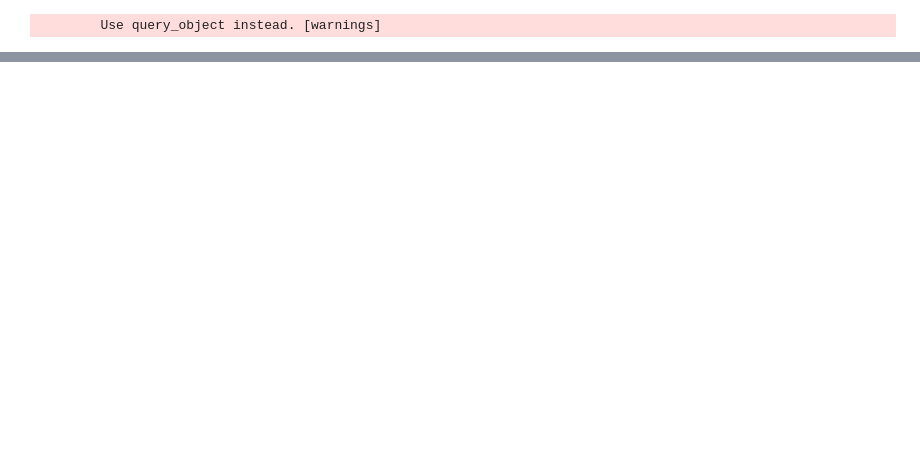
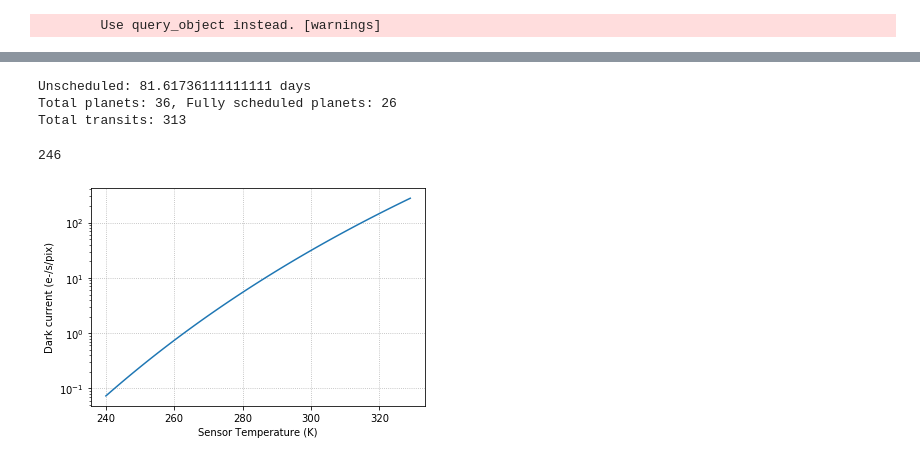
Before and after one commit to mrtommyb/Pandora_observing, a Jupyter notebook: notebooks/mock_observing_calendar.ipynb, the cells around one changed output, grey strips where cells are left out. Cells and saved outputs as stored; diff of their text form; code cells hidden in the pictures; blank space fills up the shorter version.

```diff
--- a/notebooks/mock_observing_calendar.ipynb
+++ b/notebooks/mock_observing_calendar.ipynb
@@ -251,0 +210,33 @@ KeyError: 0
+# %%
+print(f"Unscheduled: {np.sum(open_times) / 1440} days")
+print(f"Total planets: {len(scheduled_transit)}, " +
+      f"Fully scheduled planets: {len(np.nonzero([len(scheduled_transit[x]) == 10 for x in scheduled_transit])[0])}")
+print(f"Total transits: {np.sum([len(scheduled_transit[x]) for x in scheduled_transit])}")
+# %% [output]
+Unscheduled: 81.61736111111111 days
+Total planets: 36, Fully scheduled planets: 26
+Total transits: 313
+# %%
+np.sum([len(scheduled_transit[x]) for x in scheduled_transit])
+# %% [output]
+246
+# %%
+def get_dark_vis(T):
+    T0 = 303
+    k = 8.62E-5
+
+    Eg0 = 1.1557 - ((7.021E-4 * T0**2)/(1108 + T0))
+    SD0 = 40.1
+
+    C = SD0 / (T0**1.5 * np.exp(-Eg0 / (2*k*T0)))
+    Eg = 1.1557 - ((7.021E-4 * T**2)/(1108 + T))
+    return C * T**1.5 * np.exp(-Eg / (2*k*T))
+
+plt.plot(np.arange(240,330,1), get_dark_vis(np.arange(240,330,1)))
+plt.yscale("log")
+plt.xlabel("Sensor Temperature (K)")
+plt.ylabel("Dark current (e-/s/pix)")
+plt.grid(ls=":")
+plt.savefig("vis_CIS2521_dark_vs_temp.png", dpi=200)
+# %% [output]
+[figure, added]
```
Also changed, not shown: parts of 20 cells of this notebook, 3 other files.
